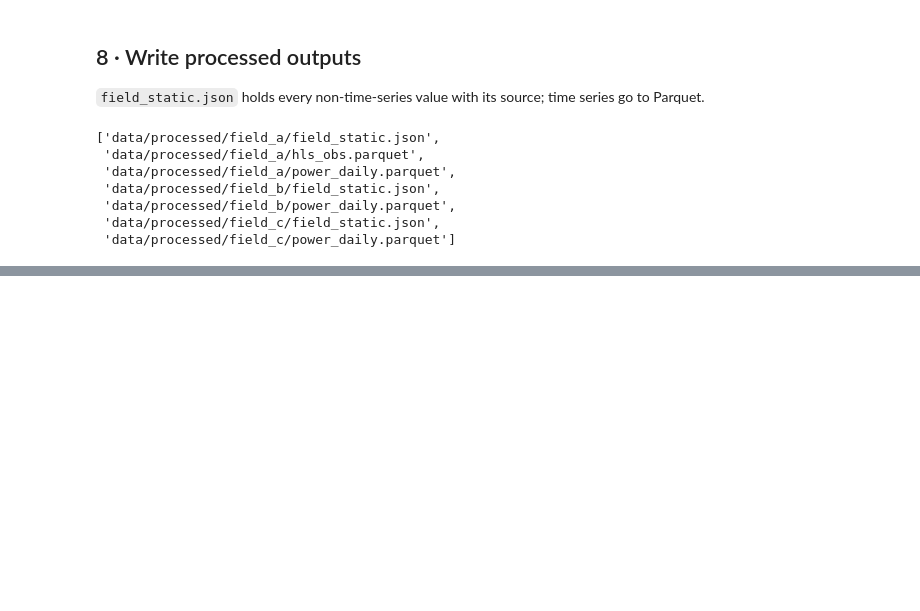
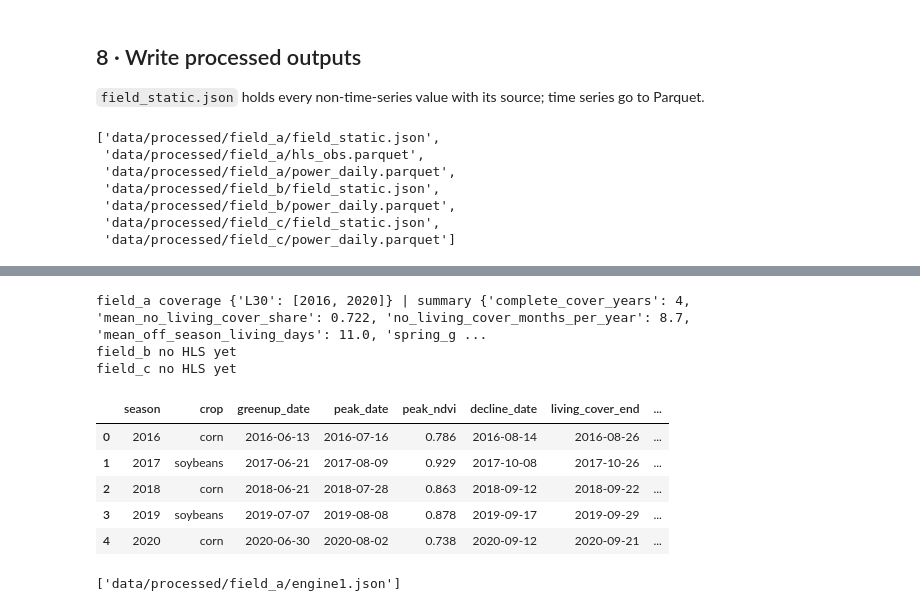
Before and after one commit to yisheng05/nasa, a Jupyter notebook: notebooks/01_precompute.ipynb, the cells around one changed output, grey strips where cells are left out. Cells and saved outputs as stored; diff of their text form; code cells hidden in the pictures; blank space fills up the shorter version.

```diff
--- a/notebooks/01_precompute.ipynb
+++ b/notebooks/01_precompute.ipynb
@@ -240,0 +246,50 @@ sorted(str(p.relative_to(REPO)) for p in PROCESSED.rglob("*") if p.is_file())
+# %%
+from pipeline import engine1 as E1
+e1_results = {}
+for f in F:
+    fid = f["id"]
+    if fid not in obs:
+        print(fid, "no HLS yet"); continue
+    o = obs[fid]
+    yrs = sorted(set(o.date.dt.year) & set(SEASONS))
+    crops = {d["year"]: d["name"] for d in seq[fid]}
+    seasons_e1, smooth = E1.run(o, crops, yrs)
+    sens = {f"{th:.2f}": E1.summarise(E1.run(o, crops, yrs, threshold=th)[0])["no_living_cover_months_per_year"] for th in (0.35, 0.40, 0.45)}
+    cov = {s: [int(g.date.dt.year.min()), int(g.date.dt.year.max())] for s, g in o.groupby("sensor")}
+    e1_results[fid] = {"seasons": seasons_e1, "smooth": smooth, "summary": E1.summarise(seasons_e1), "sensitivity": sens, "coverage": cov}
+    print(fid, "coverage", cov, "| summary", e1_results[fid]["summary"], "| months/yr by threshold", sens)
+if e1_results:
+    fid0 = next(iter(e1_results))
+    display(pd.DataFrame(E1.to_records(e1_results[fid0]["seasons"]))[["season", "crop", "greenup_date", "peak_date", "peak_ndvi", "decline_date", "living_cover_end", "living_cover_days", "off_season_living_days", "no_living_cover_share", "spring_green", "autumn_green_obs", "confidence"]])
+# %% [output]
+field_a coverage {'L30': [2016, 2020]} | summary {'complete_cover_years': 4, 'mean_no_living_cover_share': 0.722, 'no_living_cover_months_per_year': 8.7, 'mean_off_season_living_days': 11.0, 'spring_g ...
+field_b no HLS yet
+field_c no HLS yet
+|  | season | crop | greenup_date | peak_date | peak_ndvi | decline_date | living_cover_end | ... |
+| 0 | 2016 | corn | 2016-06-13 | 2016-07-16 | 0.786 | 2016-08-14 | 2016-08-26 | ... |
+| 1 | 2017 | soybeans | 2017-06-21 | 2017-08-09 | 0.929 | 2017-10-08 | 2017-10-26 | ... |
+| 2 | 2018 | corn | 2018-06-21 | 2018-07-28 | 0.863 | 2018-09-12 | 2018-09-22 | ... |
+| 3 | 2019 | soybeans | 2019-07-07 | 2019-08-08 | 0.878 | 2019-09-17 | 2019-09-29 | ... |
+| 4 | 2020 | corn | 2020-06-30 | 2020-08-02 | 0.738 | 2020-09-12 | 2020-09-21 | ... |
+# %%
+for fid, r in e1_results.items():
+    out = PROCESSED / fid
+    src = " + ".join(DATASETS["hls_l30" if s == "L30" else "hls_s30"] + f" {a}-{b}" for s, (a, b) in r["coverage"].items())
+    doc = {
+        "field_id": fid, "generated": STAMP, "engine": "Engine 1: Field History (handoff §8.1)",
+        "source": src,
+        "method": {"cover_threshold_ndvi": E1.COVER_THRESHOLD, "spring_green_ndvi": E1.SPRING_GREEN, "whittaker_lambda": E1.WHITTAKER_LAMBDA,
+                   "support_days": E1.SUPPORT_DAYS, "greenup": "50% of spring amplitude (as MSLSP30NA 50PCGI)", "decline": "50% of autumn amplitude",
+                   "living_cover": "smoothed NDVI >= threshold with a clear observation >= threshold within support_days; any green vegetation",
+                   "end_of_living_cover": "first day after peak below threshold (senescence, not harvest)",
+                   "spring_green": ">= 2 clear obs >= spring_green_ndvi, 1 Mar to min(10 May, green-up - 30 d); needs >= 2 clear obs 15 Mar-30 Apr"},
+        "seasons": [rec | {"source": src} for rec in E1.to_records(r["seasons"])],
+        "summary": r["summary"],
+        "sensitivity_no_living_cover_months": r["sensitivity"],
+        "coverage": r["coverage"],
+    }
+    (out / "engine1.json").write_text(json.dumps(doc, indent=1, default=str))
+    r["smooth"].to_frame().to_parquet(out / "ndvi_smooth.parquet")
+sorted(str(p.relative_to(REPO)) for p in PROCESSED.rglob("engine1.json"))
+# %% [output]
+['data/processed/field_a/engine1.json']
```
Also changed, not shown: parts of 3 cells of this notebook, 11 other files.
